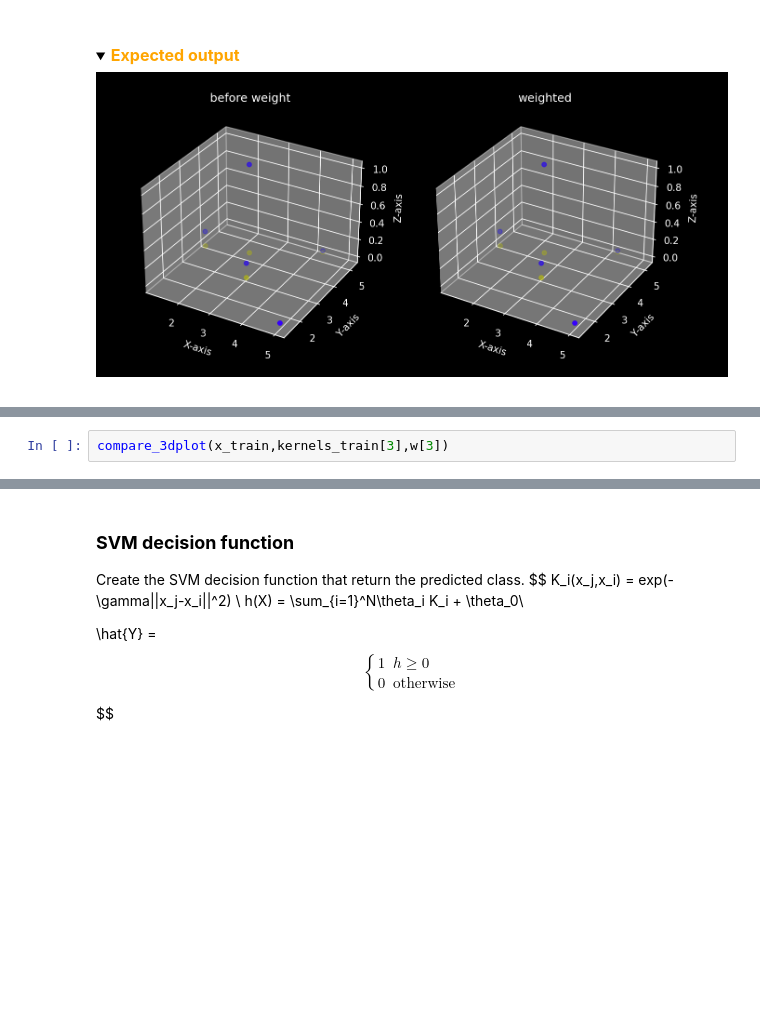
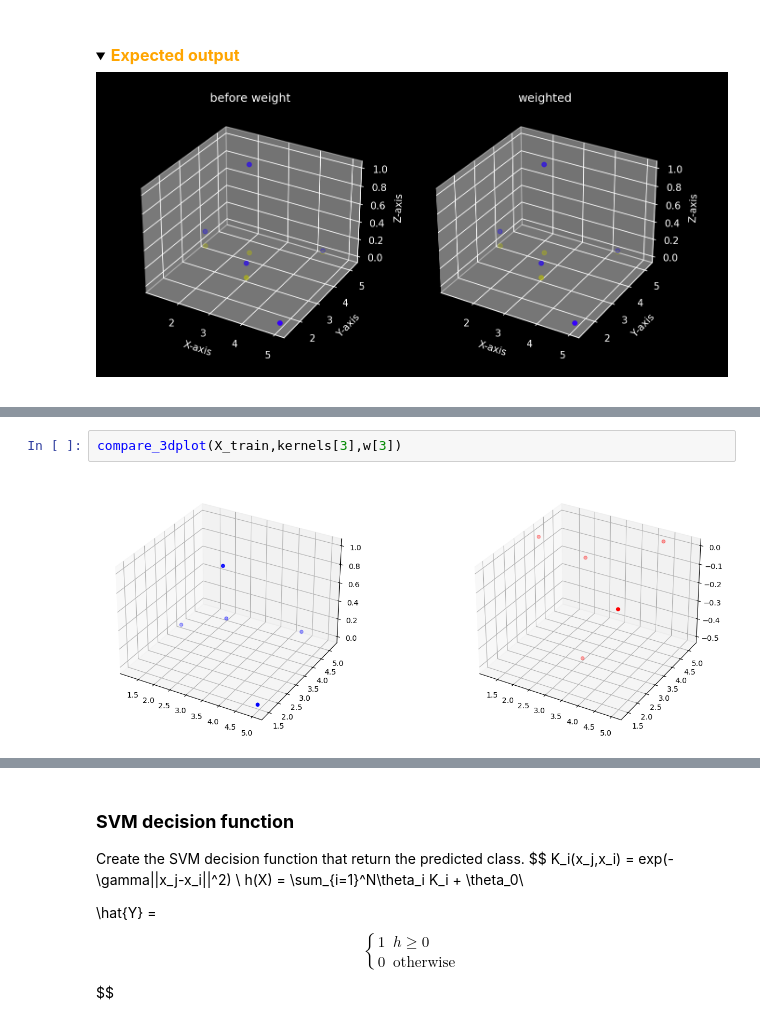
Before and after one commit to Pimchanokz/ML, a Jupyter notebook: Lab3/Lab3-1_SVM_HardPrediction.ipynb, the cells around one changed output, grey strips where cells are left out. Cells and saved outputs as stored; diff of their text form; folded sections open; blank space fills up the shorter version.

```diff
--- a/Lab3/Lab3-1_SVM_HardPrediction.ipynb
+++ b/Lab3/Lab3-1_SVM_HardPrediction.ipynb
@@ -180,3 +201,5 @@ compare_3dplot(x_train,kernels_train[2],w[2])
 # %%
-compare_3dplot(x_train,kernels_train[3],w[3])
+compare_3dplot(X_train,kernels[3],w[3])
+# %% [output]
+[figure, added]
 # %%
```
Also changed, not shown: parts of 18 cells of this notebook, 5 other files.
